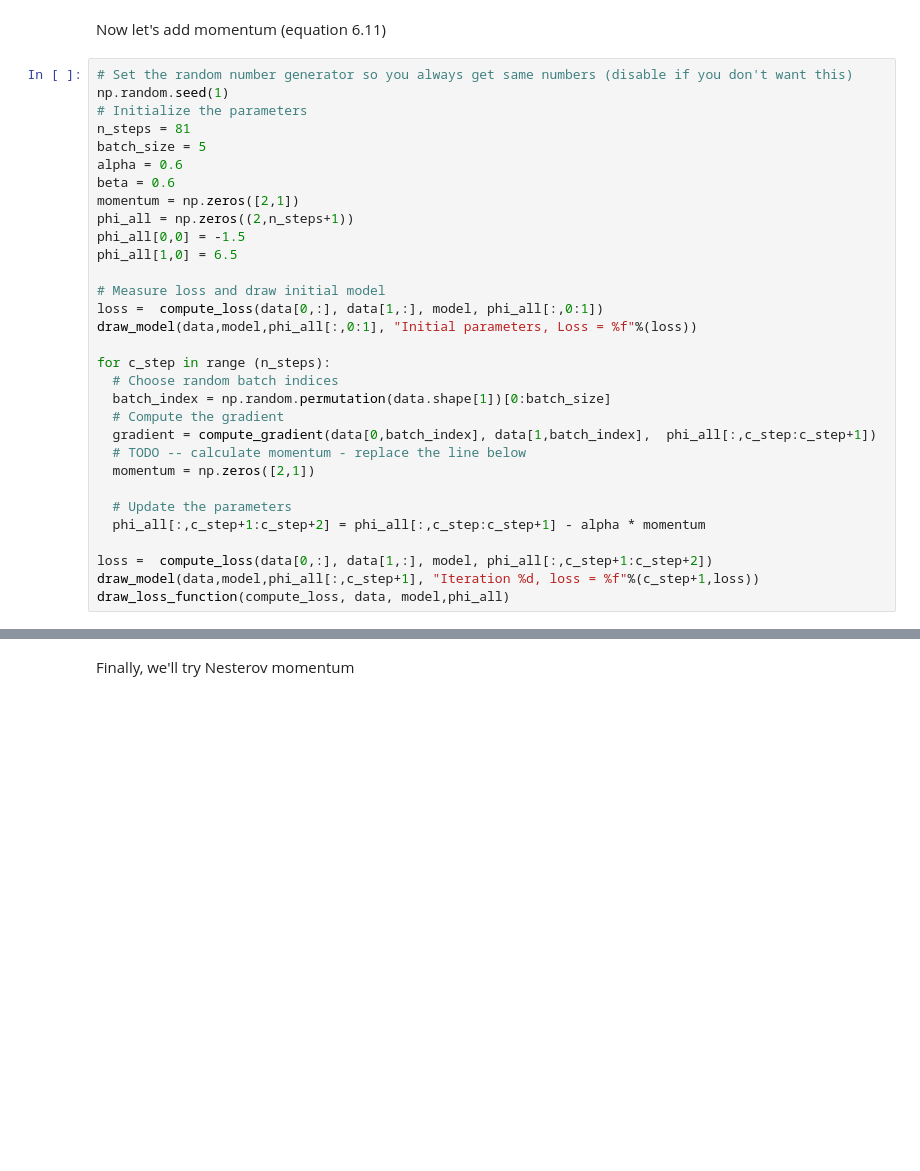
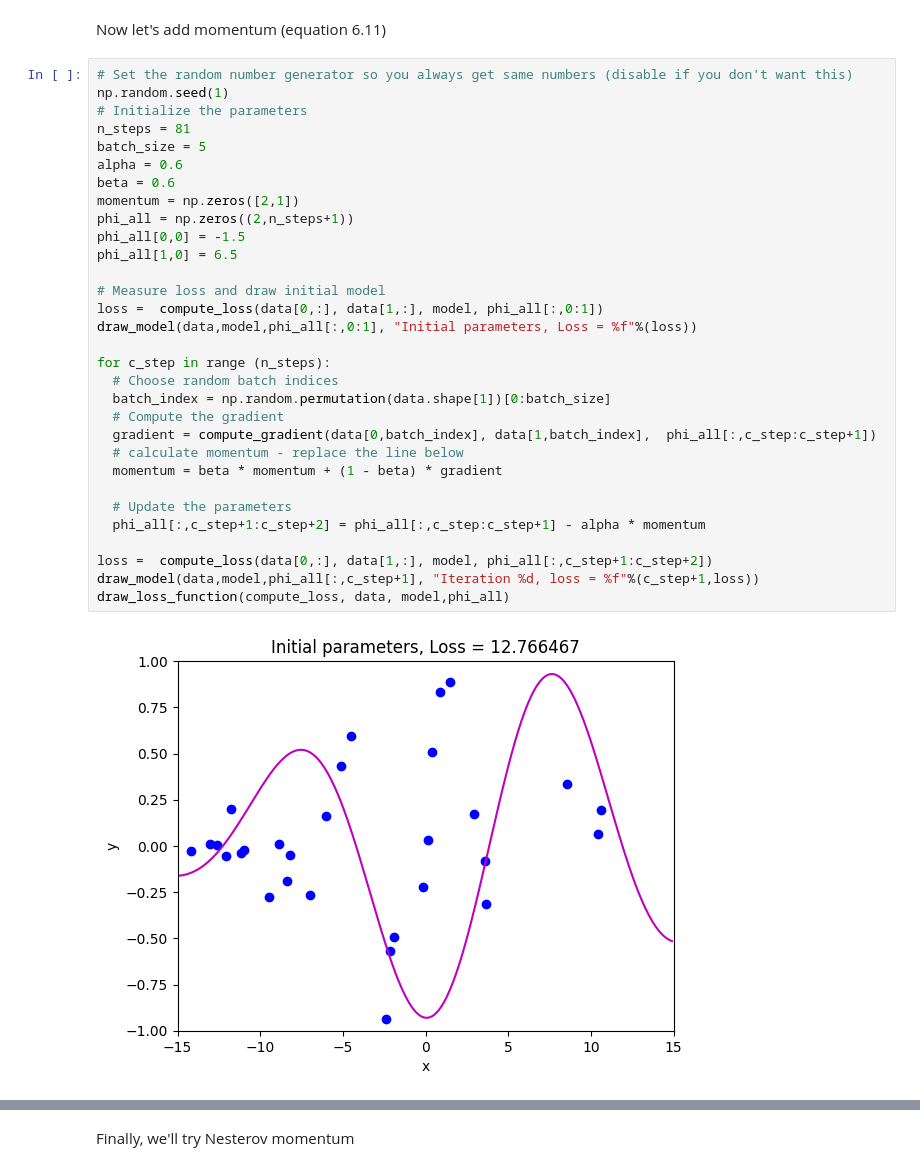
Before and after one commit to LeoDinga/DL, a Jupyter notebook: Notebooks/Chap06/6_4_Momentum.ipynb, the cells around one changed output, grey strips where cells are left out. Saved outputs shown, nothing was run; the diff lists cells and outputs as text; blank space fills up the shorter version.

```diff
--- a/Notebooks/Chap06/6_4_Momentum.ipynb
+++ b/Notebooks/Chap06/6_4_Momentum.ipynb
@@ -160,31 +164,33 @@ Now let's add momentum (equation 6.11)
 # %%
 # Set the random number generator so you always get same numbers (disable if you don't want this)
 np.random.seed(1)
 # Initialize the parameters
 n_steps = 81
 batch_size = 5
 alpha = 0.6
 beta = 0.6
 momentum = np.zeros([2,1])
 phi_all = np.zeros((2,n_steps+1))
 phi_all[0,0] = -1.5
 phi_all[1,0] = 6.5
 
 # Measure loss and draw initial model
 loss =  compute_loss(data[0,:], data[1,:], model, phi_all[:,0:1])
 draw_model(data,model,phi_all[:,0:1], "Initial parameters, Loss = %f"%(loss))
 
 for c_step in range (n_steps):
   # Choose random batch indices
   batch_index = np.random.permutation(data.shape[1])[0:batch_size]
   # Compute the gradient
   gradient = compute_gradient(data[0,batch_index], data[1,batch_index],  phi_all[:,c_step:c_step+1])
-  # TODO -- calculate momentum - replace the line below
-  momentum = np.zeros([2,1])
+  # calculate momentum - replace the line below
+  momentum = beta * momentum + (1 - beta) * gradient
 
   # Update the parameters
   phi_all[:,c_step+1:c_step+2] = phi_all[:,c_step:c_step+1] - alpha * momentum
 
 loss =  compute_loss(data[0,:], data[1,:], model, phi_all[:,c_step+1:c_step+2])
 draw_model(data,model,phi_all[:,c_step+1], "Iteration %d, loss = %f"%(c_step+1,loss))
 draw_loss_function(compute_loss, data, model,phi_all)
+# %% [output]
+[figure, added]
```
Also changed, not shown: parts of 3 cells of this notebook.
